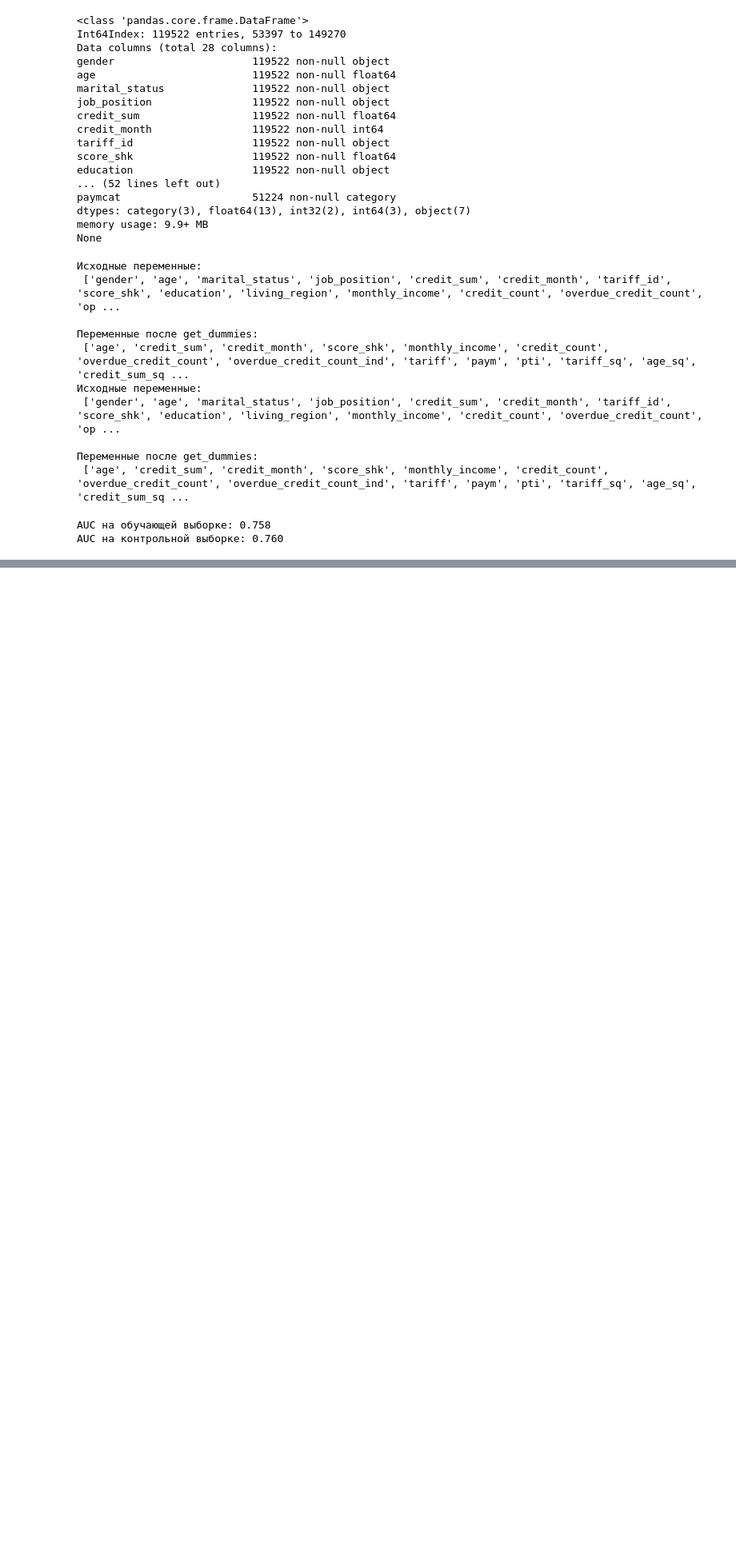
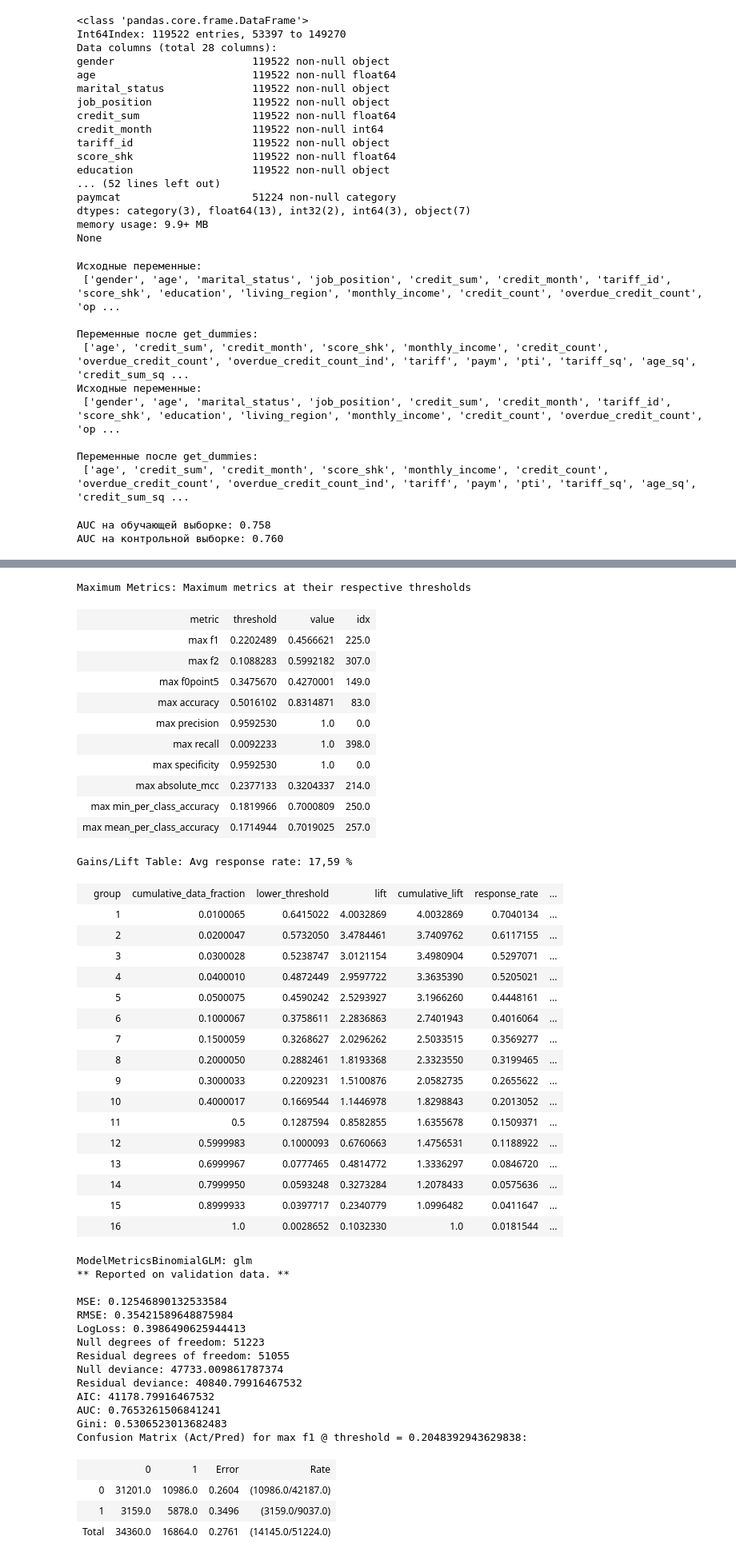
Before and after one commit to evpolyakov/Learning_pandas_russian_translation, a Jupyter notebook: Приложение 4_Пример предварительной подготовки данных в pandas.ipynb, the cells around one changed output, grey strips where cells are left out. Shown: that part at 80% size. Cells and saved outputs as stored; diff of their text form; code cells hidden in the pictures; blank space fills up the shorter version.

```diff
--- a/Приложение 4_Пример предварительной подготовки данных в pandas.ipynb
+++ b/Приложение 4_Пример предварительной подготовки данных в pandas.ipynb
@@ -1342,0 +1441,8 @@ AUC на контрольной выборке: 0.760
+# %%
+# задаем название зависимой переменной
+dependent = 'open_account_flg'
+# задаем список названий предикторов
+predictors = list(tr.columns)
+# удаляем название зависимой переменной из
+# списка названий предикторов
+predictors.remove(dependent)
@@ -1342,0 +1473,13 @@ AUC на контрольной выборке: 0.760
+# %%
+# создаем экземпляр класса H2OGeneralizedLinearEstimator, задав
+# параметры (c помощью interactions задаем список предикторов для
+# парных взаимодействий, alpha=1 задает l1-регуляризацию,
+# выполняющую отбор признаков в ходе перебора lambda,
+# заданного с помощью lambda_search, для проверки
+# зададим 10-блочную перекрестную проверку)
+glm_model = H2OGeneralizedLinearEstimator(alpha=1, family= "binomial", seed=10000,
+                                          interactions=['gender', 'marital_status',
+                                                        'education', 'living_region',
+                                                        'tariff_id', 'paymcat'], lambda_search=True,
+                                          nfolds=10, keep_cross_validation_predictions=True)
+glm_model.train(predictors, dependent, training_frame= tr, validation_frame=valid)
@@ -1342,0 +1488,4 @@ AUC на контрольной выборке: 0.760
+# %%
+# смотрим модель
+glm_model
+# %% [output]
@@ -1342,0 +1516,48 @@ AUC на контрольной выборке: 0.760
+Maximum Metrics: Maximum metrics at their respective thresholds
+| metric | threshold | value | idx |
+| max f1 | 0.2202489 | 0.4566621 | 225.0 |
+| max f2 | 0.1088283 | 0.5992182 | 307.0 |
+| max f0point5 | 0.3475670 | 0.4270001 | 149.0 |
+| max accuracy | 0.5016102 | 0.8314871 | 83.0 |
+| max precision | 0.9592530 | 1.0 | 0.0 |
+| max recall | 0.0092233 | 1.0 | 398.0 |
+| max specificity | 0.9592530 | 1.0 | 0.0 |
+| max absolute_mcc | 0.2377133 | 0.3204337 | 214.0 |
+| max min_per_class_accuracy | 0.1819966 | 0.7000809 | 250.0 |
+| max mean_per_class_accuracy | 0.1714944 | 0.7019025 | 257.0 |
+Gains/Lift Table: Avg response rate: 17,59 %
+|  | group | cumulative_data_fraction | lower_threshold | lift | cumulative_lift | response_rate | ... |
+|  | 1 | 0.0100065 | 0.6415022 | 4.0032869 | 4.0032869 | 0.7040134 | ... |
+|  | 2 | 0.0200047 | 0.5732050 | 3.4784461 | 3.7409762 | 0.6117155 | ... |
+|  | 3 | 0.0300028 | 0.5238747 | 3.0121154 | 3.4980904 | 0.5297071 | ... |
+|  | 4 | 0.0400010 | 0.4872449 | 2.9597722 | 3.3635390 | 0.5205021 | ... |
+|  | 5 | 0.0500075 | 0.4590242 | 2.5293927 | 3.1966260 | 0.4448161 | ... |
+|  | 6 | 0.1000067 | 0.3758611 | 2.2836863 | 2.7401943 | 0.4016064 | ... |
+|  | 7 | 0.1500059 | 0.3268627 | 2.0296262 | 2.5033515 | 0.3569277 | ... |
+|  | 8 | 0.2000050 | 0.2882461 | 1.8193368 | 2.3323550 | 0.3199465 | ... |
+|  | 9 | 0.3000033 | 0.2209231 | 1.5100876 | 2.0582735 | 0.2655622 | ... |
+|  | 10 | 0.4000017 | 0.1669544 | 1.1446978 | 1.8298843 | 0.2013052 | ... |
+|  | 11 | 0.5 | 0.1287594 | 0.8582855 | 1.6355678 | 0.1509371 | ... |
+|  | 12 | 0.5999983 | 0.1000093 | 0.6760663 | 1.4756531 | 0.1188922 | ... |
+|  | 13 | 0.6999967 | 0.0777465 | 0.4814772 | 1.3336297 | 0.0846720 | ... |
+|  | 14 | 0.7999950 | 0.0593248 | 0.3273284 | 1.2078433 | 0.0575636 | ... |
+|  | 15 | 0.8999933 | 0.0397717 | 0.2340779 | 1.0996482 | 0.0411647 | ... |
+|  | 16 | 1.0 | 0.0028652 | 0.1032330 | 1.0 | 0.0181544 | ... |
+ModelMetricsBinomialGLM: glm
+** Reported on validation data. **
+
+MSE: 0.12546890132533584
+RMSE: 0.35421589648875984
+LogLoss: 0.3986490625944413
+Null degrees of freedom: 51223
+Residual degrees of freedom: 51055
+Null deviance: 47733.009861787374
+Residual deviance: 40840.79916467532
+AIC: 41178.79916467532
+AUC: 0.7653261506841241
+Gini: 0.5306523013682483
+Confusion Matrix (Act/Pred) for max f1 @ threshold = 0.2048392943629838:
+|  | 0 | 1 | Error | Rate |
+| 0 | 31201.0 | 10986.0 | 0.2604 | (10986.0/42187.0) |
+| 1 | 3159.0 | 5878.0 | 0.3496 | (3159.0/9037.0) |
+| Total | 34360.0 | 16864.0 | 0.2761 | (14145.0/51224.0) |
```
Also changed, not shown: parts of 11 cells of this notebook.
